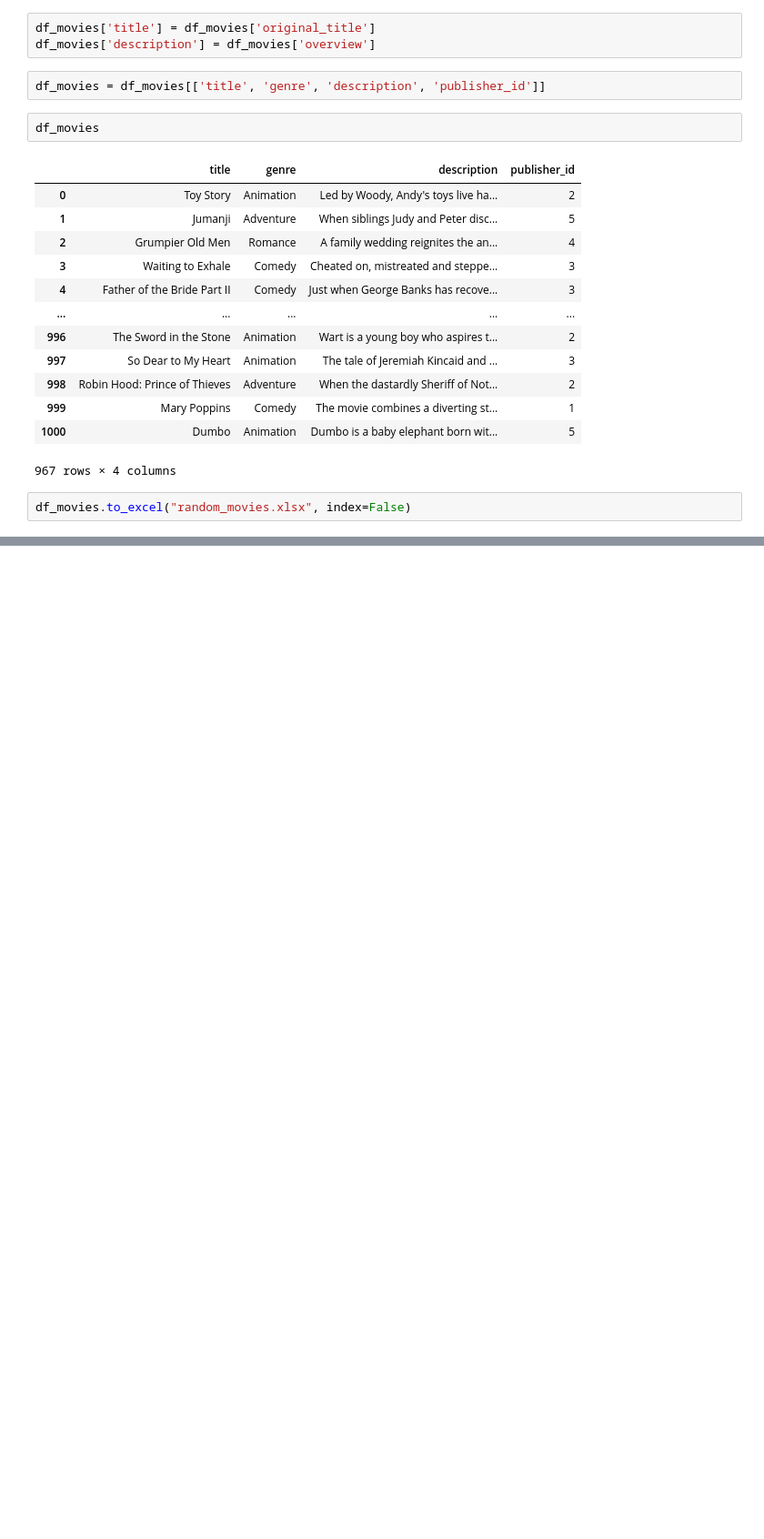
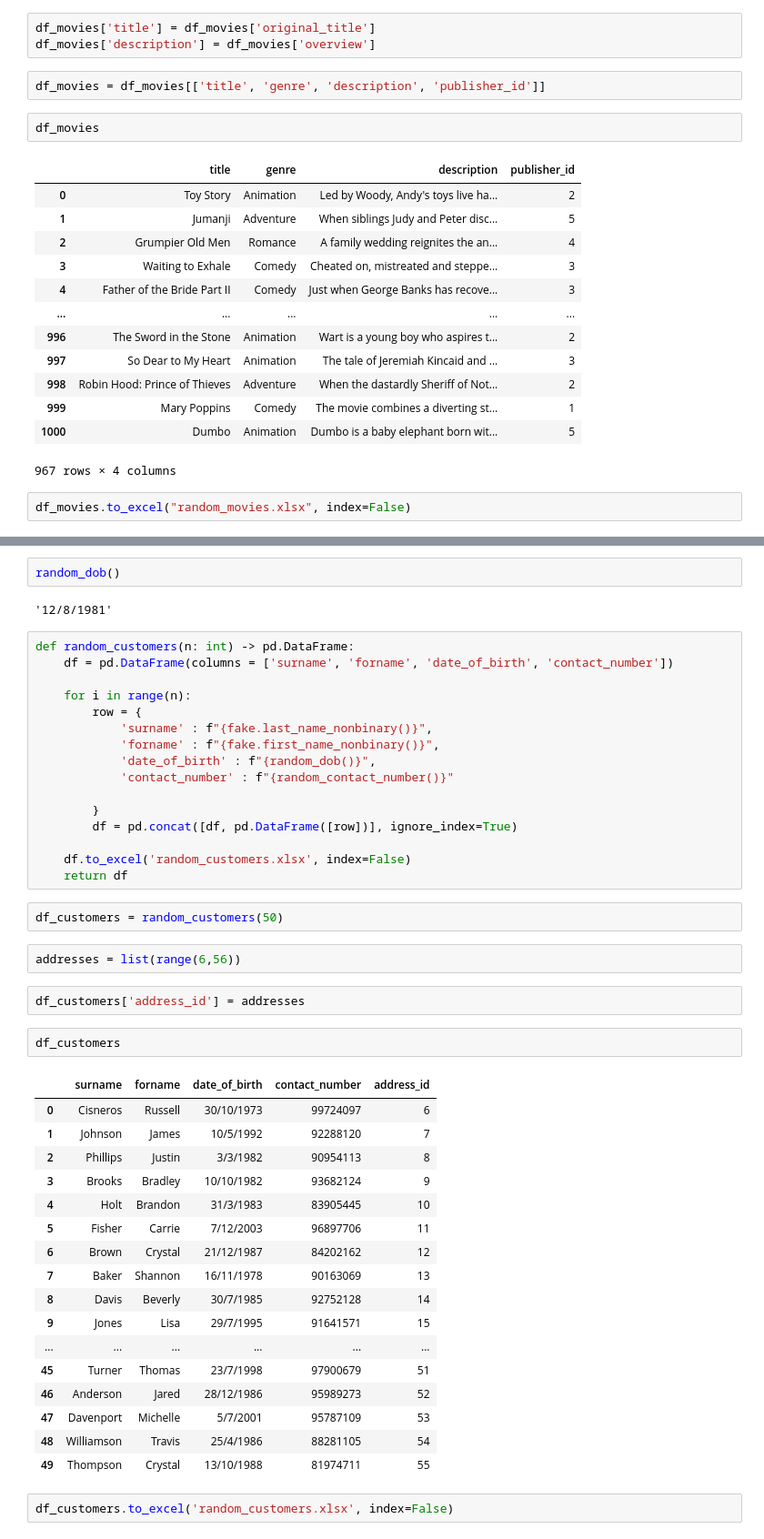
Before and after one commit to yuno-cchi/IE4791-Assignment, a Jupyter notebook: query_creator.ipynb, the cells around one changed output, grey strips where cells are left out. Shown at 91% size. Drawn from its saved outputs; the diff is of its cells as text; blank space fills up the shorter version.

Commit message:
code for random customer generation

```diff
--- a/query_creator.ipynb
+++ b/query_creator.ipynb
@@ -205,0 +223,48 @@ df_movies.to_excel("random_movies.xlsx", index=False)
+# %%
+random_dob()
+# %% [output]
+'12/8/1981'
+# %%
+def random_customers(n: int) -> pd.DataFrame:
+    df = pd.DataFrame(columns = ['surname', 'forname', 'date_of_birth', 'contact_number'])
+
+    for i in range(n):
+        row = {
+            'surname' : f"{fake.last_name_nonbinary()}",
+            'forname' : f"{fake.first_name_nonbinary()}",
+            'date_of_birth' : f"{random_dob()}",
+            'contact_number' : f"{random_contact_number()}"
+
+        }
+        df = pd.concat([df, pd.DataFrame([row])], ignore_index=True)
+
+    df.to_excel('random_customers.xlsx', index=False)
+    return df
+# %%
+df_customers = random_customers(50)
+# %%
+addresses = list(range(6,56))
+# %%
+df_customers['address_id'] = addresses
+# %%
+df_customers
+# %% [output]
+|  | surname | forname | date_of_birth | contact_number | address_id |
+| 0 | Cisneros | Russell | 30/10/1973 | 99724097 | 6 |
+| 1 | Johnson | James | 10/5/1992 | 92288120 | 7 |
+| 2 | Phillips | Justin | 3/3/1982 | 90954113 | 8 |
+| 3 | Brooks | Bradley | 10/10/1982 | 93682124 | 9 |
+| 4 | Holt | Brandon | 31/3/1983 | 83905445 | 10 |
+| 5 | Fisher | Carrie | 7/12/2003 | 96897706 | 11 |
+| 6 | Brown | Crystal | 21/12/1987 | 84202162 | 12 |
+| 7 | Baker | Shannon | 16/11/1978 | 90163069 | 13 |
+| 8 | Davis | Beverly | 30/7/1985 | 92752128 | 14 |
+| 9 | Jones | Lisa | 29/7/1995 | 91641571 | 15 |
+| ... | ... | ... | ... | ... | ... |
+| 45 | Turner | Thomas | 23/7/1998 | 97900679 | 51 |
+| 46 | Anderson | Jared | 28/12/1986 | 95989273 | 52 |
+| 47 | Davenport | Michelle | 5/7/2001 | 95787109 | 53 |
+| 48 | Williamson | Travis | 25/4/1986 | 88281105 | 54 |
+| 49 | Thompson | Crystal | 13/10/1988 | 81974711 | 55 |
+# %%
+df_customers.to_excel('random_customers.xlsx', index=False)
```
Also changed, not shown: parts of 3 cells of this notebook, 3 other files.
